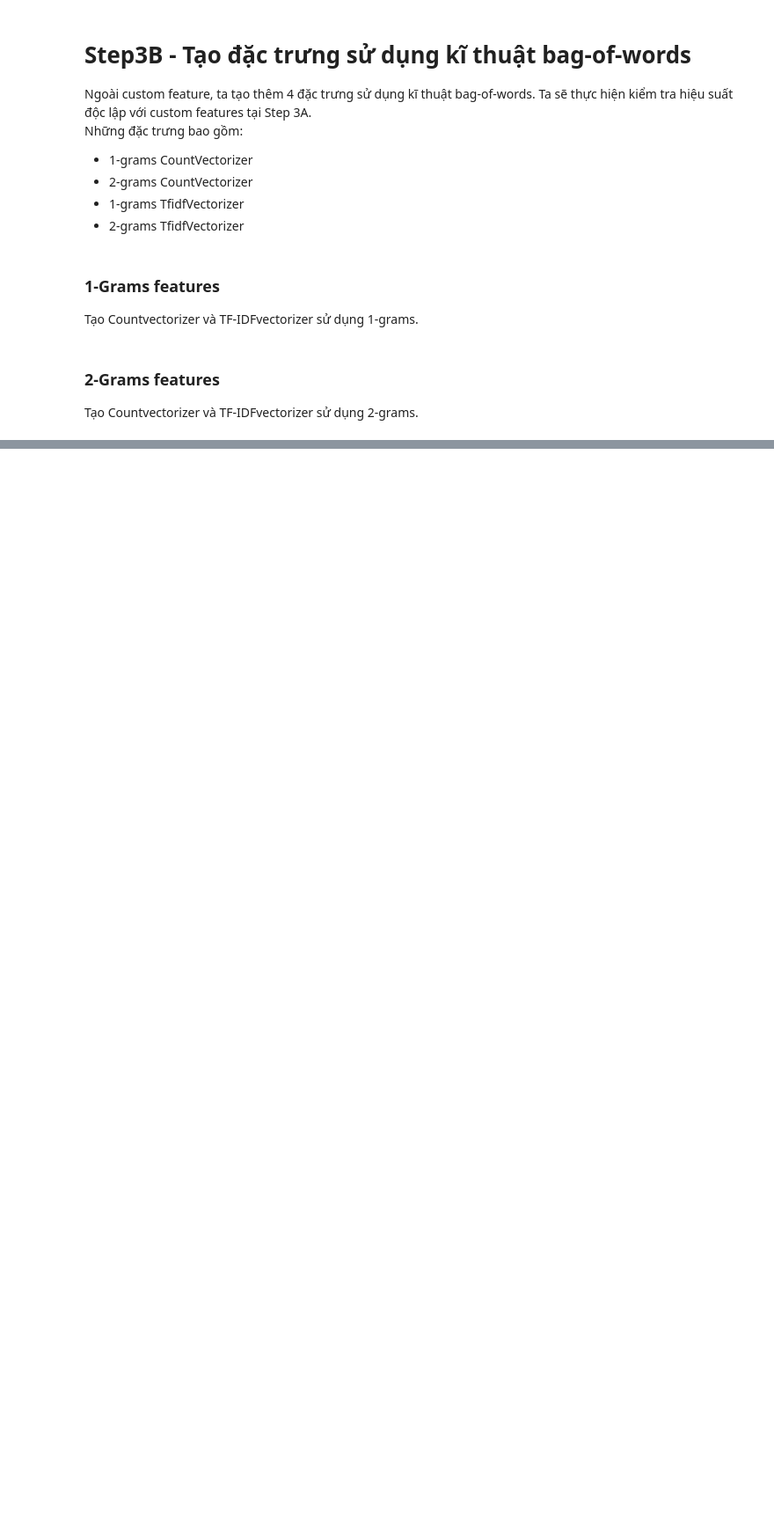
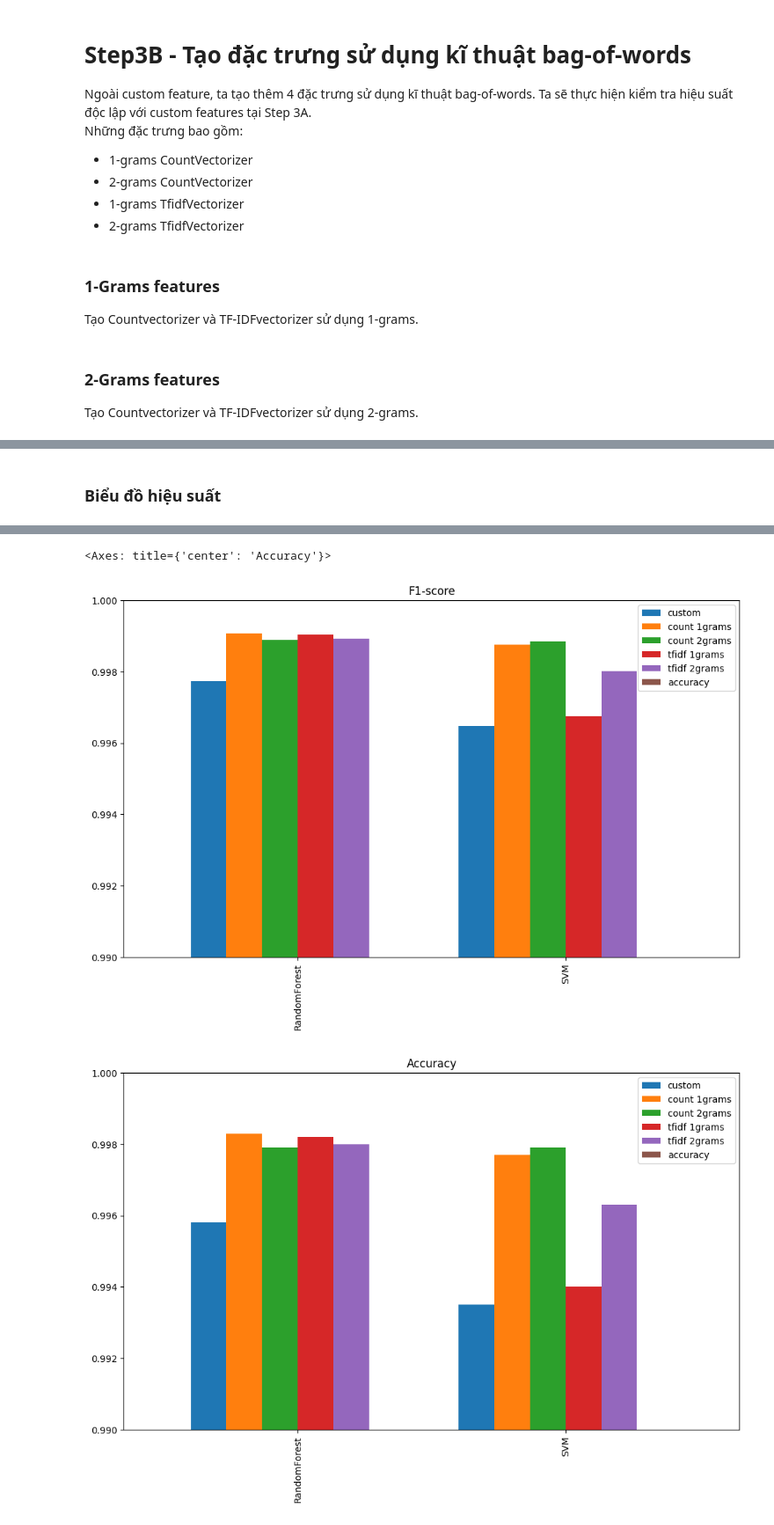
Before and after one commit to anhtv2/waf-ml, a Jupyter notebook: Data_analysis.ipynb, the cells around one changed output, grey strips where cells are left out. Shown at 88% size. Cells and saved outputs as stored; diff of their text form; code cells hidden in the pictures; blank space fills up the shorter version.

```diff
--- a/Data_analysis.ipynb
+++ b/Data_analysis.ipynb
@@ -354,0 +494,2 @@ count_vectorizer_2grams = CountVectorizer(min_df=1, tokenizer=get2Grams)
+# %%
+classifier_results = pd.DataFrame(columns=['accuracy','conf_matrix','params','model'])
@@ -354,0 +693,18 @@ count_vectorizer_2grams = CountVectorizer(min_df=1, tokenizer=get2Grams)
+# %%
+def f1_score(conf_matrix):
+    precision = conf_matrix[0][0] / (conf_matrix[0][0] + conf_matrix[0][1] )
+    recall = conf_matrix[0][0] / (conf_matrix[0][0] + conf_matrix[1][0] )
+
+    return (2 * precision * recall) / (precision + recall)
+
+#Tính F1-scores
+classifier_results['F1-score'] = [ f1_score(conf_matrix) for conf_matrix in classifier_results['conf_matrix']]
+
+#Sắp xếp lại các cột
+classifier_results = classifier_results[['F1-score','accuracy','conf_matrix','params','model']]
+
+#Sắp xếp lại dựa trên F1-score
+classifier_results = classifier_results.sort_values(['F1-score'], ascending=[False])
+
+#Hiển thị kết quả
+display(classifier_results)
@@ -354,0 +736,48 @@ count_vectorizer_2grams = CountVectorizer(min_df=1, tokenizer=get2Grams)
+# %% [markdown]
+### Biểu đồ hiệu suất
+# %%
+#Hàm lấy ra tên mô hình phân loại
+def get_classifier_name(index):
+    return index.split()[len(index.split())-1]
+
+#Gộp theo tên mô hình phân loại
+grouped = classifier_results.groupby(get_classifier_name)
+
+#Tạo 2 DataFrame là f1-score và acuurancy
+f1 = pd.DataFrame(columns=['custom', 'count 1grams', 'count 2grams', 'tfidf 1grams', 'tfidf 2grams', 'accuracy'])
+acc = pd.DataFrame(columns=['custom', 'count 1grams', 'count 2grams', 'tfidf 1grams', 'tfidf 2grams', 'accuracy'])
+
+for classifier, indices in grouped.groups.items():
+
+    #Khởi tạo giá trị
+    f1.loc[classifier] = {
+            'custom': 0,
+            'count 1grams': 0,
+            'count 2grams': 0,
+            'tfidf 1grams': 0,
+            'tfidf 2grams': 0,
+    }
+
+    acc.loc[classifier] = {
+            'custom': 0,
+            'count 1grams': 0,
+            'count 2grams': 0,
+            'tfidf 1grams': 0,
+            'tfidf 2grams': 0,
+    }
+
+    #Gán giá trị F1-score và Accuracy từ classifier_results
+    for fs in feature_spaces:
+        f1[fs].loc[classifier] = classifier_results['F1-score'].loc[fs + ' ' + classifier]
+        acc[fs].loc[classifier] = classifier_results['accuracy'].loc[fs + ' ' + classifier]
+
+#Tạo biểu đồ F1-score
+f, ax = plt.subplots()
+ax.set_ylim([0.99,1])
+f1.plot(kind='bar', figsize=(12,7), title='F1-score', ax=ax, width=0.8)
+
+#Tạo biểu đồ Accuracy
+f, ax = plt.subplots()
+ax.set_ylim([0.99,1])
+acc.plot(kind='bar', figsize=(12,7), title='Accuracy', ax=ax, width=0.8)
+# %% [output]
@@ -354,0 +801,3 @@ count_vectorizer_2grams = CountVectorizer(min_df=1, tokenizer=get2Grams)
+<Axes: title={'center': 'Accuracy'}>
+[figure, added]
+[figure, added]
```
Also changed, not shown: parts of 33 cells of this notebook.
